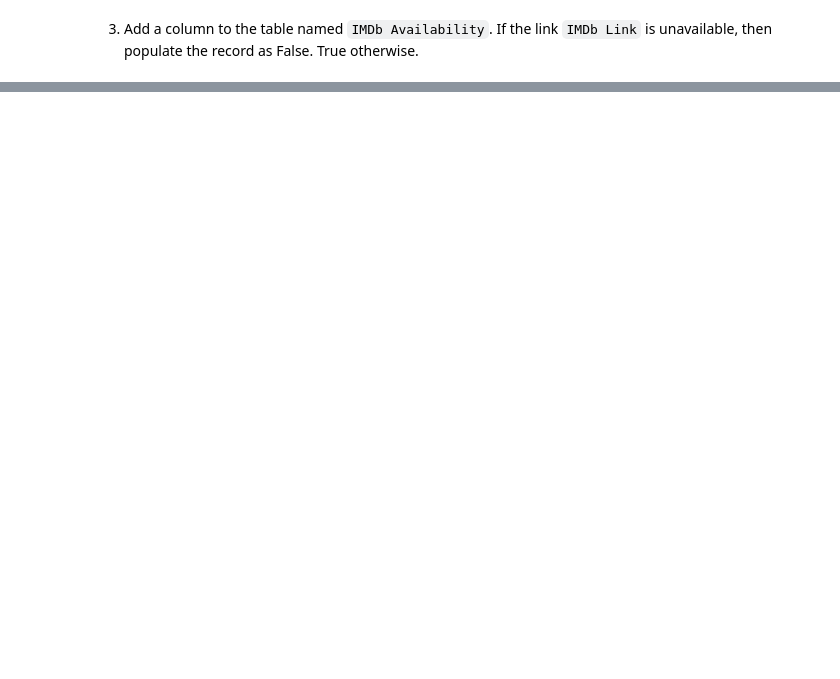
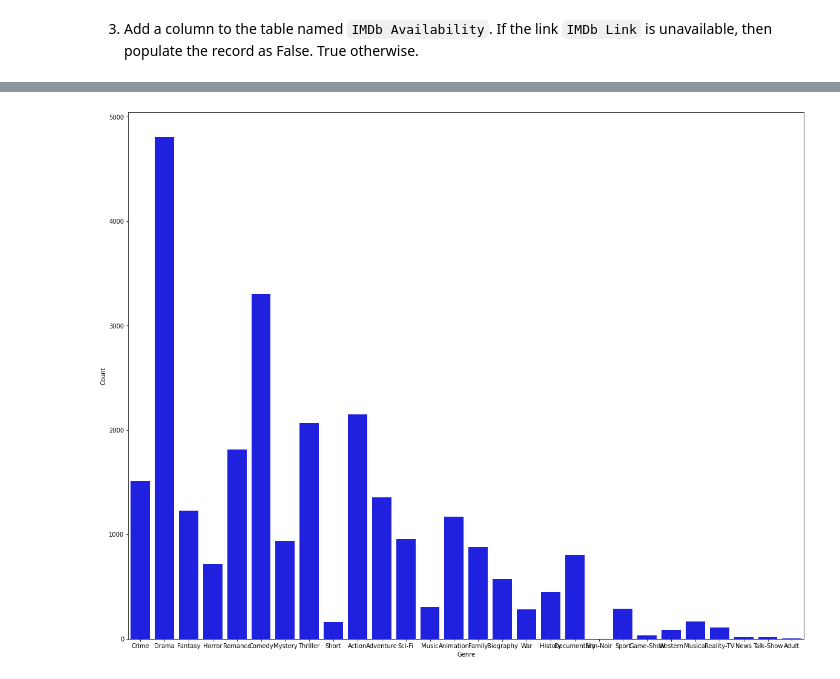
Before and after one commit to nataliepham6720/python-netflix-2001, a Jupyter notebook: Netflix_Dataset_Latest_2021.ipynb, the cells around one changed output, grey strips where cells are left out. Saved outputs shown, nothing was run; the diff lists cells and outputs as text; code cells hidden in the pictures; blank space fills up the shorter version.

```diff
--- a/Netflix_Dataset_Latest_2021.ipynb
+++ b/Netflix_Dataset_Latest_2021.ipynb
@@ -48,0 +222,27 @@ df
+# %%
+#INSERT CODE HERE
+import split
+
+# get unique genre and frequency from 'Genre' column
+genre_list = []
+count = []
+start = time.time()
+for i in df.index:
+  txt = df['Genre'][i]
+  if isinstance(txt, str):
+    temp = txt.split(", ")
+    for g in temp:
+      if (g not in genre_list) and g != '':
+        genre_list.append(g)
+        count.append(1)
+      else:
+        idx = genre_list.index(g)
+        count[idx] = count[idx] + 1
+
+end = time.time()
+print('Time taken: ', end-start)
+
+# add lists of genre to a dataframe
+temp_dict = {'Genre':genre_list,'Count':count}
+unique_genre = pd.DataFrame(temp_dict)
+unique_genre
@@ -48,0 +284,13 @@ df
+# %%
+import matplotlib.pyplot as plt
+import seaborn as sns
+# Initialize figure size
+plt.figure(figsize = (20, 16))
+
+# Plot
+fig = sns.barplot(data=unique_genre, x='Genre', y='Count',color='blue')
+
+# Display figure
+plt.show()
+# %% [output]
+[figure, added]
```
Also changed, not shown: parts of 20 cells of this notebook.
